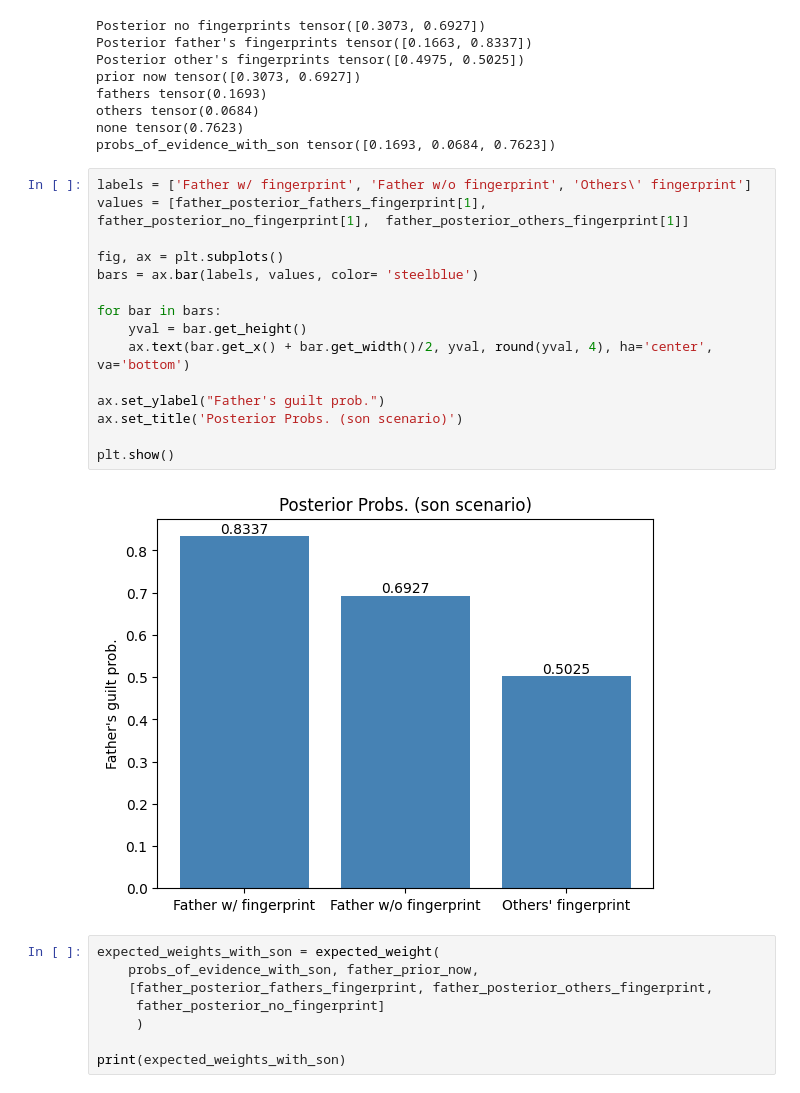
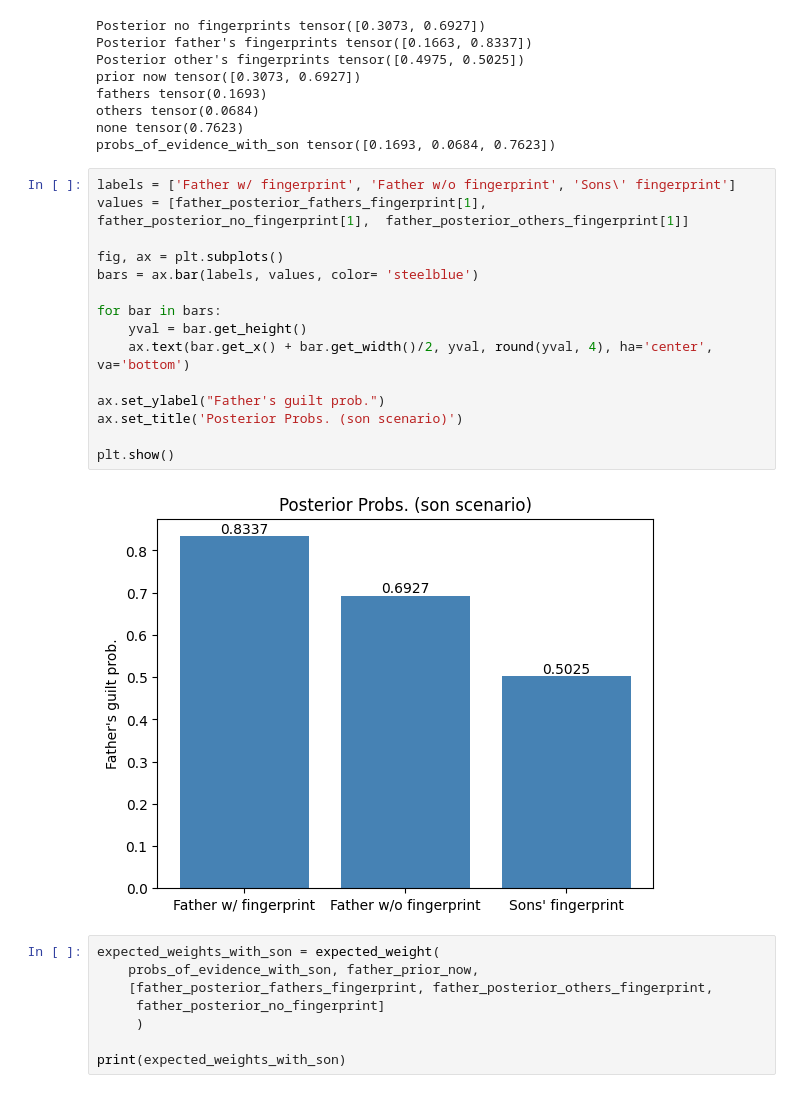
Before and after one commit to rfl-urbaniak/MRbook, a Jupyter notebook: weight-paper/scripts/nikodem_tinbox.ipynb, the cells around one changed output. Drawn from its saved outputs; the diff is of its cells as text.

```diff
--- a/weight-paper/scripts/nikodem_tinbox.ipynb
+++ b/weight-paper/scripts/nikodem_tinbox.ipynb
@@ -561,22 +603,22 @@ others tensor(0.0684)
 none tensor(0.7623)
 probs_of_evidence_with_son tensor([0.1693, 0.0684, 0.7623])
 # %%
-labels = ['Father w/ fingerprint', 'Father w/o fingerprint', 'Others\' fingerprint']
+labels = ['Father w/ fingerprint', 'Father w/o fingerprint', 'Sons\' fingerprint']
 values = [father_posterior_fathers_fingerprint[1], father_posterior_no_fingerprint[1],  father_posterior_others_fingerprint[1]]
 
 fig, ax = plt.subplots()
 bars = ax.bar(labels, values, color= 'steelblue')
 
 for bar in bars:
     yval = bar.get_height()
     ax.text(bar.get_x() + bar.get_width()/2, yval, round(yval, 4), ha='center', va='bottom')
 
 ax.set_ylabel("Father's guilt prob.")
 ax.set_title('Posterior Probs. (son scenario)')
 
 plt.show()
 # %% [output]
-[figure, old version]
+[figure, new version]
 # %%
 expected_weights_with_son = expected_weight(
     probs_of_evidence_with_son, father_prior_now,
```
Also changed, not shown: parts of 19 cells of this notebook.
